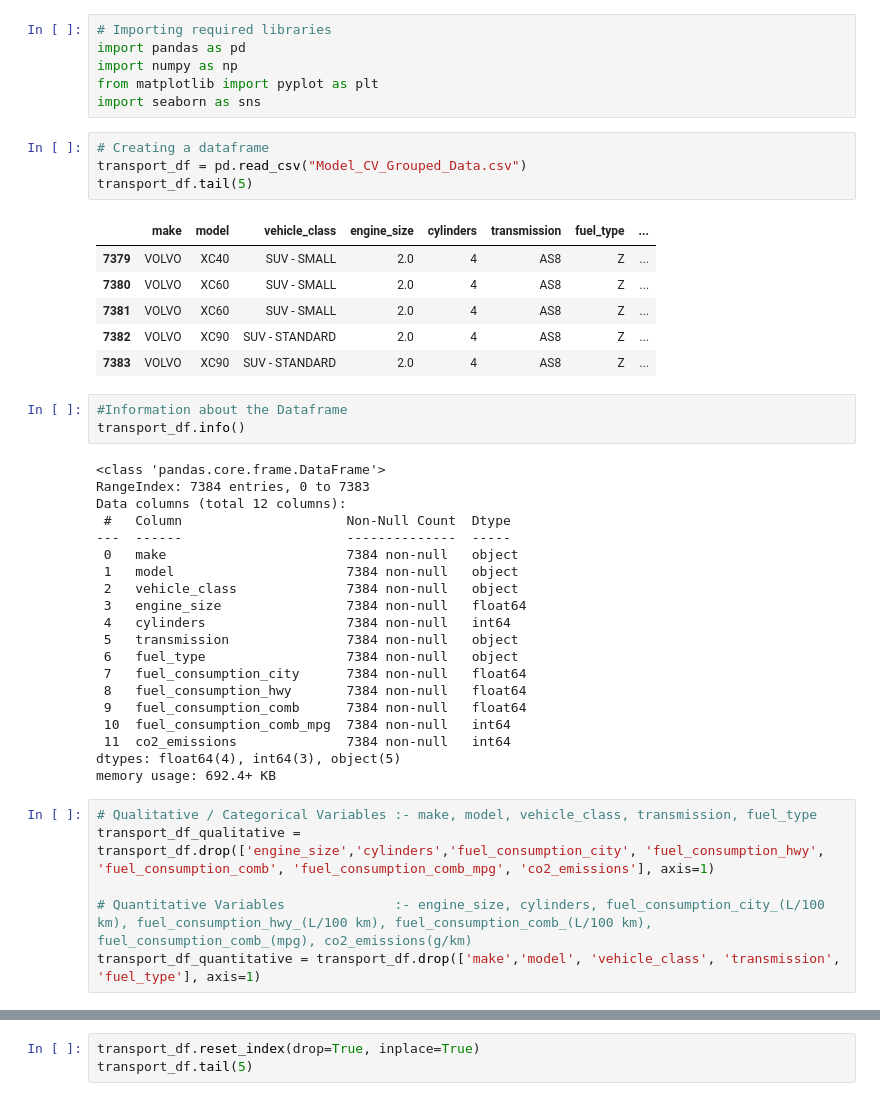
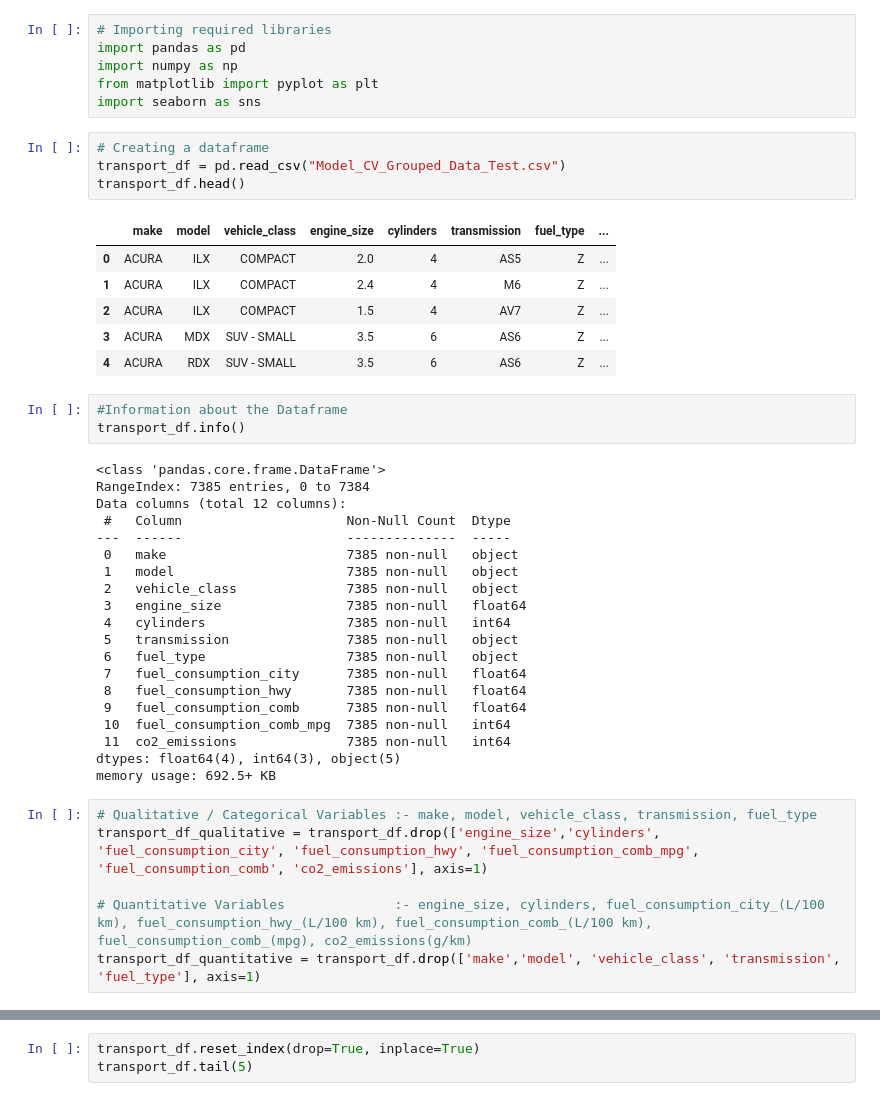
Before and after one commit to sean-jesuharun/Carbon-Footprint-Monitoring-Platform, a Jupyter notebook: Transportation_Dataset_Visualization_Grouping_Preprocessing.ipynb, the cells around one changed output, grey strips where cells are left out. Drawn from its saved outputs; the diff is of its cells as text.

```diff
--- a/Transportation_Dataset_Visualization_Grouping_Preprocessing.ipynb
+++ b/Transportation_Dataset_Visualization_Grouping_Preprocessing.ipynb
@@ -11,41 +11,41 @@ from matplotlib import pyplot as plt
 import seaborn as sns
 # %%
 # Creating a dataframe
-transport_df = pd.read_csv("Model_CV_Grouped_Data.csv")
-transport_df.tail(5)
+transport_df = pd.read_csv("Model_CV_Grouped_Data_Test.csv")
+transport_df.head()
 # %% [output]
 |  | make | model | vehicle_class | engine_size | cylinders | transmission | fuel_type | ... |
-| 7379 | VOLVO | XC40 | SUV - SMALL | 2.0 | 4 | AS8 | Z | ... |
-| 7380 | VOLVO | XC60 | SUV - SMALL | 2.0 | 4 | AS8 | Z | ... |
-| 7381 | VOLVO | XC60 | SUV - SMALL | 2.0 | 4 | AS8 | Z | ... |
-| 7382 | VOLVO | XC90 | SUV - STANDARD | 2.0 | 4 | AS8 | Z | ... |
-| 7383 | VOLVO | XC90 | SUV - STANDARD | 2.0 | 4 | AS8 | Z | ... |
+| 0 | ACURA | ILX | COMPACT | 2.0 | 4 | AS5 | Z | ... |
+| 1 | ACURA | ILX | COMPACT | 2.4 | 4 | M6 | Z | ... |
+| 2 | ACURA | ILX | COMPACT | 1.5 | 4 | AV7 | Z | ... |
+| 3 | ACURA | MDX | SUV - SMALL | 3.5 | 6 | AS6 | Z | ... |
+| 4 | ACURA | RDX | SUV - SMALL | 3.5 | 6 | AS6 | Z | ... |
 # %%
 #Information about the Dataframe
 transport_df.info()
 # %% [output]
 <class 'pandas.core.frame.DataFrame'>
-RangeIndex: 7384 entries, 0 to 7383
+RangeIndex: 7385 entries, 0 to 7384
 Data columns (total 12 columns):
  #   Column                     Non-Null Count  Dtype
 ---  ------                     --------------  -----
- 0   make                       7384 non-null   object
- 1   model                      7384 non-null   object
- 2   vehicle_class              7384 non-null   object
- 3   engine_size                7384 non-null   float64
- 4   cylinders                  7384 non-null   int64
- 5   transmission               7384 non-null   object
- 6   fuel_type                  7384 non-null   object
- 7   fuel_consumption_city      7384 non-null   float64
- 8   fuel_consumption_hwy       7384 non-null   float64
- 9   fuel_consumption_comb      7384 non-null   float64
- 10  fuel_consumption_comb_mpg  7384 non-null   int64
- 11  co2_emissions              7384 non-null   int64
+ 0   make                       7385 non-null   object
+ 1   model                      7385 non-null   object
+ 2   vehicle_class              7385 non-null   object
+ 3   engine_size                7385 non-null   float64
+ 4   cylinders                  7385 non-null   int64
+ 5   transmission               7385 non-null   object
+ 6   fuel_type                  7385 non-null   object
+ 7   fuel_consumption_city      7385 non-null   float64
+ 8   fuel_consumption_hwy       7385 non-null   float64
+ 9   fuel_consumption_comb      7385 non-null   float64
+ 10  fuel_consumption_comb_mpg  7385 non-null   int64
+ 11  co2_emissions              7385 non-null   int64
 dtypes: float64(4), int64(3), object(5)
-memory usage: 692.4+ KB
+memory usage: 692.5+ KB
 # %%
 # Qualitative / Categorical Variables :- make, model, vehicle_class, transmission, fuel_type
-transport_df_qualitative = transport_df.drop(['engine_size','cylinders','fuel_consumption_city', 'fuel_consumption_hwy', 'fuel_consumption_comb', 'fuel_consumption_comb_mpg', 'co2_emissions'], axis=1)
+transport_df_qualitative = transport_df.drop(['engine_size','cylinders', 'fuel_consumption_city', 'fuel_consumption_hwy', 'fuel_consumption_comb_mpg', 'fuel_consumption_comb', 'co2_emissions'], axis=1)
 
 # Quantitative Variables              :- engine_size, cylinders, fuel_consumption_city_(L/100 km), fuel_consumption_hwy_(L/100 km), fuel_consumption_comb_(L/100 km), fuel_consumption_comb_(mpg), co2_emissions(g/km)
 transport_df_quantitative = transport_df.drop(['make','model', 'vehicle_class', 'transmission', 'fuel_type'], axis=1)
```
Also changed, not shown: parts of 42 cells of this notebook, 6 other files.
